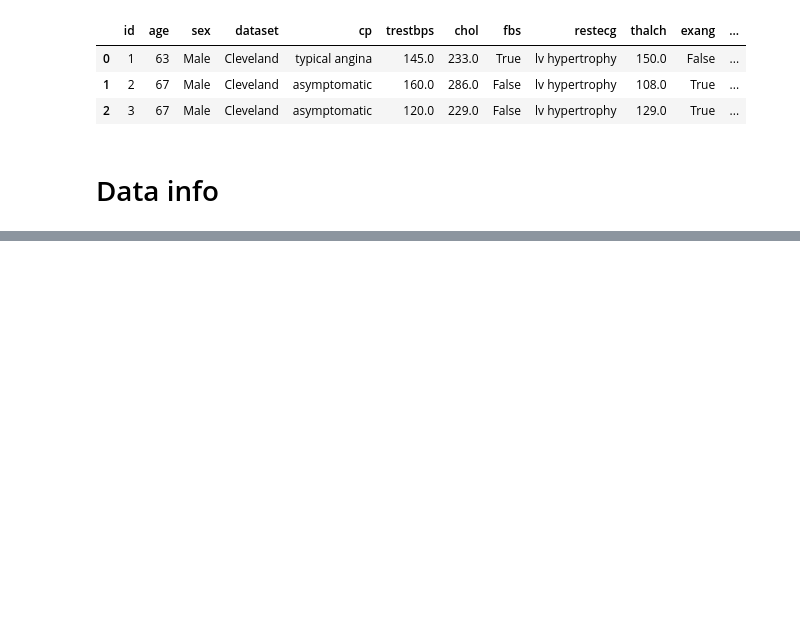
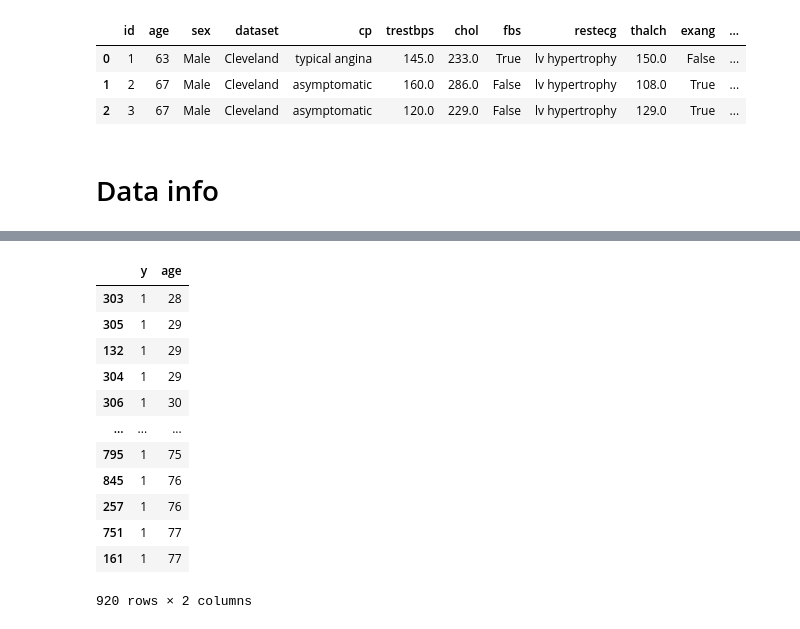
Before and after one commit to Pepi10/ML, a Jupyter notebook: ml_Heart_Mine.ipynb, the cells around one changed output, grey strips where cells are left out. Cells and saved outputs as stored; diff of their text form; code cells hidden in the pictures; blank space fills up the shorter version.

```diff
--- a/ml_Heart_Mine.ipynb
+++ b/ml_Heart_Mine.ipynb
@@ -69,0 +135,18 @@ df.head(3)
+# %%
+q = Num_df['age'].reset_index().rename(columns = {"index":"y"}).sort_values(by = 'age')
+q['y'] = 1
+q
+# %% [output]
+|  | y | age |
+| 303 | 1 | 28 |
+| 305 | 1 | 29 |
+| 132 | 1 | 29 |
+| 304 | 1 | 29 |
+| 306 | 1 | 30 |
+| ... | ... | ... |
+| 795 | 1 | 75 |
+| 845 | 1 | 76 |
+| 257 | 1 | 76 |
+| 751 | 1 | 77 |
+| 161 | 1 | 77 |
+920 rows × 2 columns
```
Also changed, not shown: parts of 15 cells of this notebook.
